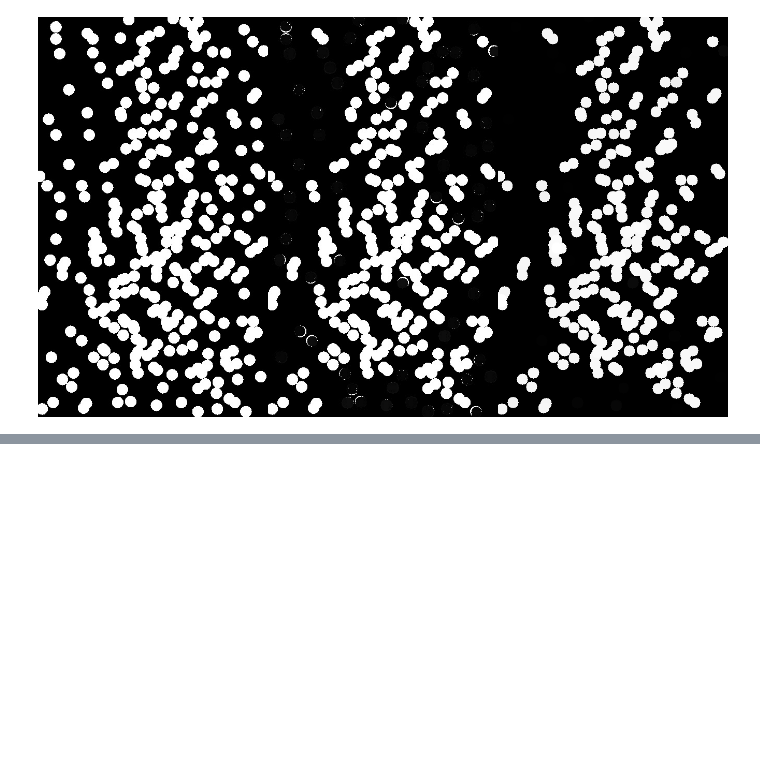
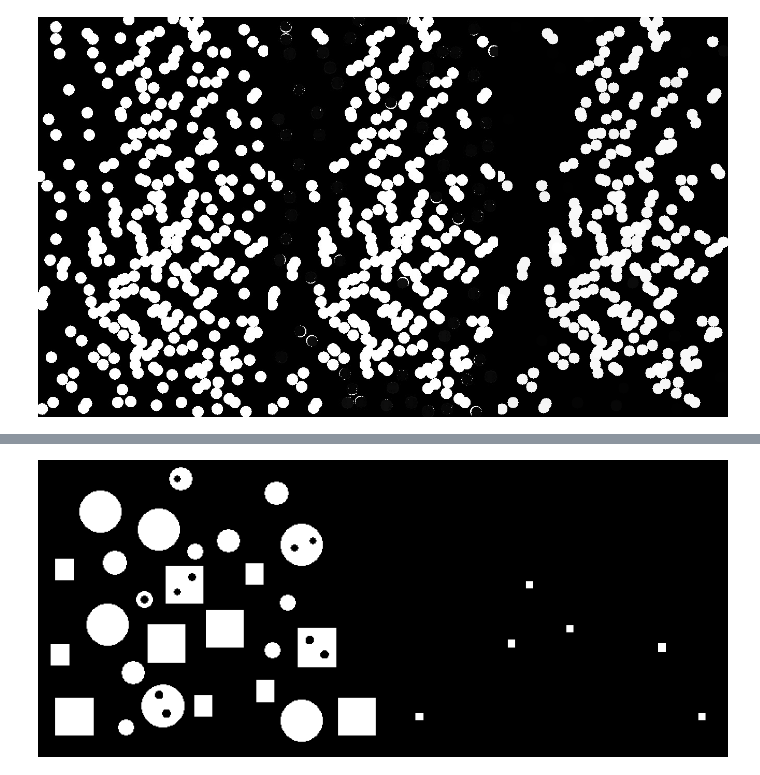
Before and after one commit to aryamaanjain/cvit_workshop, a Jupyter notebook: day_3/cvit_summer_workshop_28may2020_1.ipynb, the cells around one changed output, grey strips where cells are left out. Saved outputs shown, nothing was run; the diff lists cells and outputs as text; code cells hidden in the pictures; blank space fills up the shorter version.

```diff
--- a/day_3/cvit_summer_workshop_28may2020_1.ipynb
+++ b/day_3/cvit_summer_workshop_28may2020_1.ipynb
@@ -87,0 +140,8 @@ cv2_imshow(np.hstack((coins, scoins, output)))
+# %%
+# retain big squares
+ksize = 35
+kernel = np.ones((ksize,ksize), dtype='uint8')
+s1 = cv2.erode(filled, kernel)
+cv2_imshow(np.hstack((img, s1)))
+# %% [output]
+[figure, added]
```
Also changed, not shown: parts of 17 cells of this notebook.
